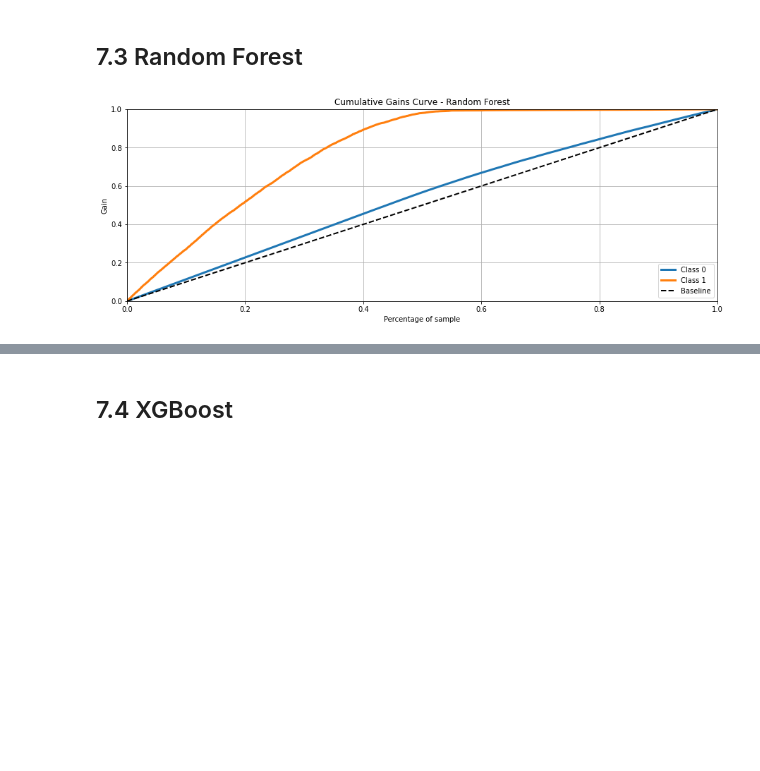
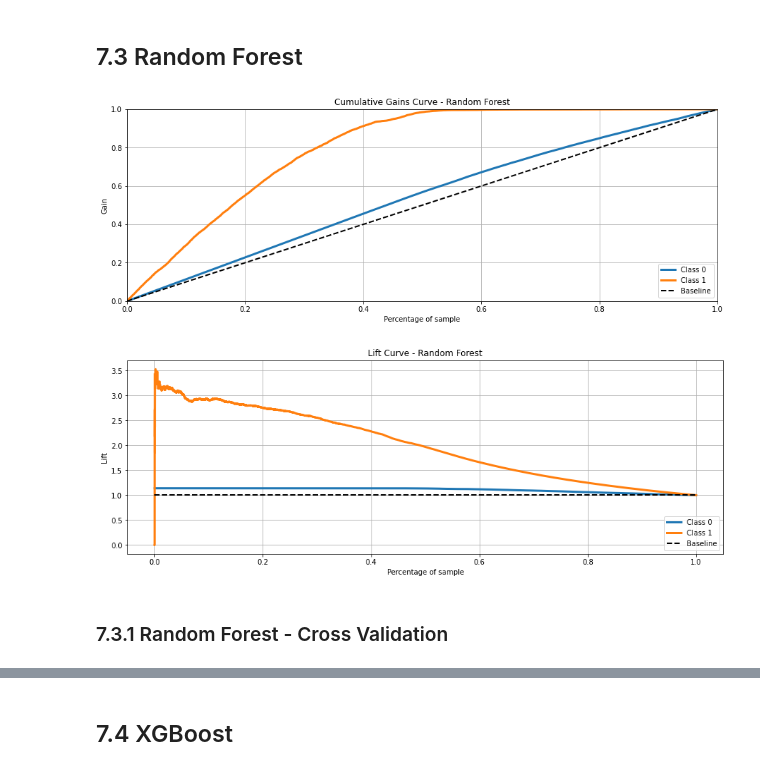
Before and after one commit to Jhonatanslopes/Health-Insurance-Cross-sell, a Jupyter notebook: notebook.ipynb, the cells around one changed output, grey strips where cells are left out. Saved outputs shown, nothing was run; the diff lists cells and outputs as text; code cells hidden in the pictures; blank space fills up the shorter version.

```diff
--- a/notebook.ipynb
+++ b/notebook.ipynb
@@ -183,6 +269,7 @@ try: # Connect DB
     # Read in sql and parse to Dataframe
     df = pd.read_sql(query, conn)
     df = df.drop(df.columns[[5]], axis=1)
+    df['id'] = list(df.index)
     conn.close()
 
 except Exception as e: # Connection Error
@@ -829,7 +938,7 @@ df.loc[df['feature'].isin(cols_selected)]
 ## 7.1 KNN
 # %%
 # Define KNN model
-knn = KNeighborsClassifier()
+knn = KNeighborsClassifier(n_neighbors=20)
 
 # KNN training
 knn_trained = knn.fit(x_train, y_train)
@@ -838,6 +947,7 @@ knn_trained = knn.fit(x_train, y_train)
 yhat_knn = knn_trained.predict_proba(x_val)
 
 # Accumulative Gain - KNN
-title = 'Cumulative Gains Curve'
-metrics.plot_cumulative_gain(y_val, yhat_knn, figsize=(15, 5), title=title+' - KNN');
+title1, title2 = 'Cumulative Gains Curve', 'Lift Curve'
+metrics.plot_cumulative_gain(y_val, yhat_knn, figsize=(15, 5), title=title1+' - KNN');
+metrics.plot_lift_curve(y_val, yhat_knn, figsize=(15, 5), title=title2+' - KNN');
 # %% [output]
@@ -862,15 +1008,19 @@ metrics.plot_cumulative_gain(y_val, yhat_lr, figsize=(15, 5), title=title+' - Lo
 ## 7.3 Random Forest
 # %%
 # Define Random Forest
-rf = RandomForestClassifier()
+rf = RandomForestClassifier(max_features='sqrt', n_estimators=10, max_depth=5)
 
 # Rnadom Forest training
 rf_trained = rf.fit(x_train, y_train)
 
 # Random Forest prediction - Generalization
 yhat_rf = rf_trained.predict_proba(x_val)
 
 # Accuvalite gain - Random Forest
-metrics.plot_cumulative_gain(y_val, yhat_rf, figsize=(15, 5), title=title+' - Random Forest');
+metrics.plot_cumulative_gain(y_val, yhat_rf, figsize=(15, 5), title=title1+' - Random Forest')
+metrics.plot_lift_curve(y_val, yhat_rf, figsize=(15, 5), title=title2+' - Random Forest');
 # %% [output]
-[figure, old version]
+[figure, new version]
+[figure, added]
+# %% [markdown]
+### 7.3.1 Random Forest - Cross Validation
```
Also changed, not shown: parts of 32 cells of this notebook.
